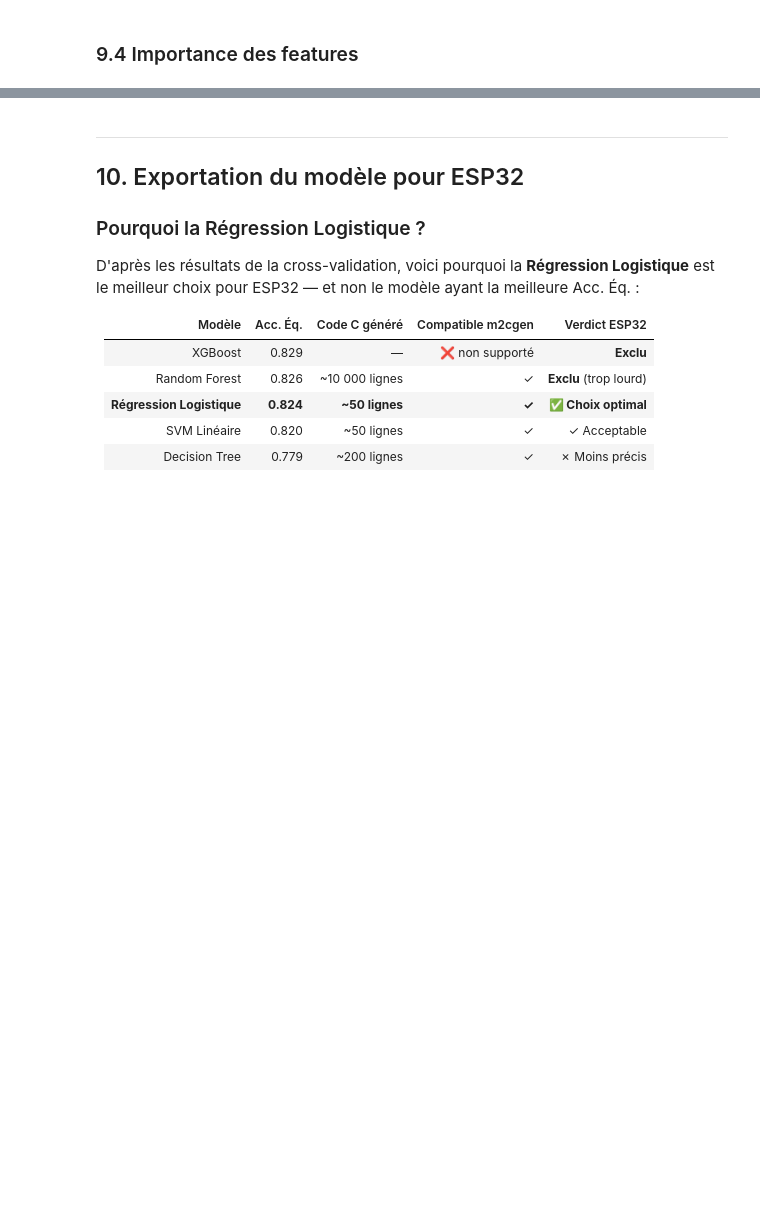
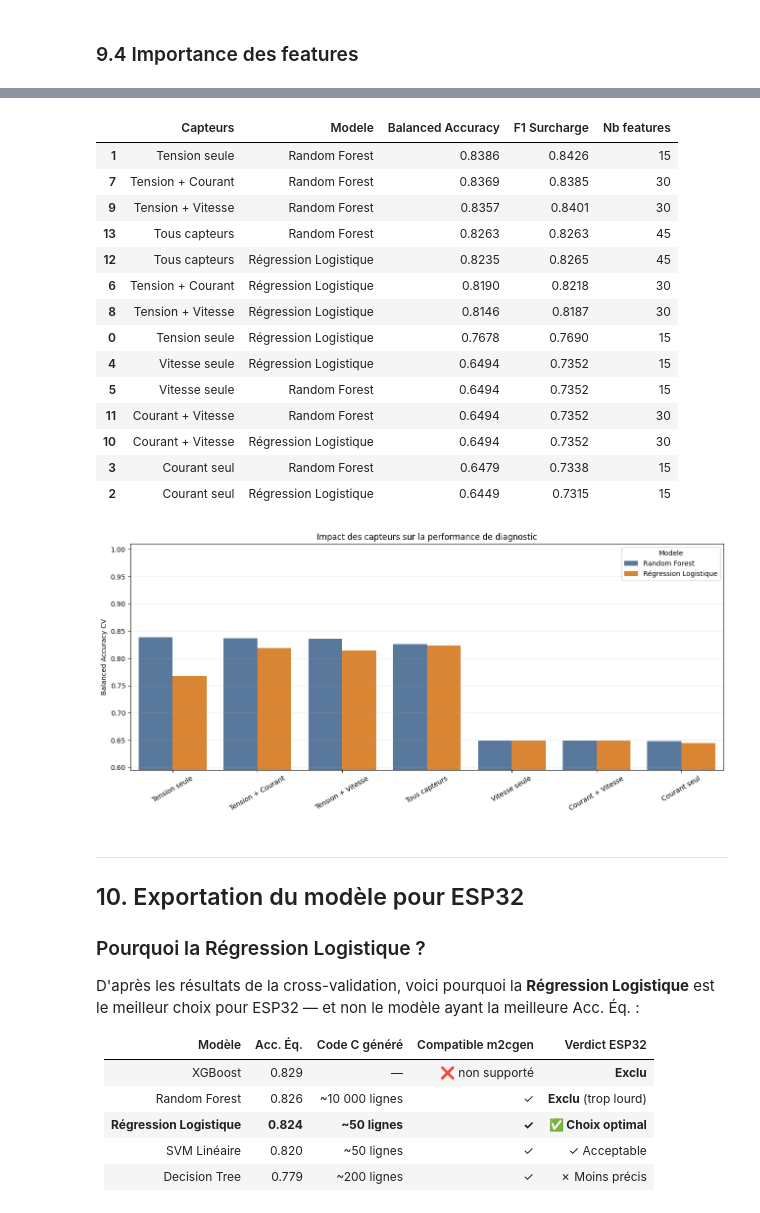
Before and after one commit to Jinzo03/MachineLearning_PFA, a Jupyter notebook: dataset jloud/DC_Motor_Real_Dataset_Notebook.ipynb, the cells around one changed output, grey strips where cells are left out. Drawn from its saved outputs; the diff is of its cells as text; code cells hidden in the pictures; blank space fills up the shorter version.

```diff
--- a/dataset jloud/DC_Motor_Real_Dataset_Notebook.ipynb
+++ b/dataset jloud/DC_Motor_Real_Dataset_Notebook.ipynb
@@ -830,3 +1079,66 @@ if tree_models:
+# %%
+from sklearn.base import clone
+
+sensor_groups = {
+    "Tension seule": [i for i, f in enumerate(feature_names) if f.startswith("Tension_")],
+    "Courant seul": [i for i, f in enumerate(feature_names) if f.startswith("Courant_")],
+    "Vitesse seule": [i for i, f in enumerate(feature_names) if f.startswith("Vitesse_")],
+    "Tension + Courant": [i for i, f in enumerate(feature_names) if f.startswith(("Tension_", "Courant_"))],
+    "Tension + Vitesse": [i for i, f in enumerate(feature_names) if f.startswith(("Tension_", "Vitesse_"))],
+    "Courant + Vitesse": [i for i, f in enumerate(feature_names) if f.startswith(("Courant_", "Vitesse_"))],
+    "Tous capteurs": list(range(len(feature_names))),
+}
+
+log_reg_name = next(name for name in models_config if "Logistique" in name)
+ablation_models = {
+    log_reg_name: models_config[log_reg_name],
+    "Random Forest": models_config["Random Forest"],
+}
+
+ablation_rows = []
+for group_name, idxs in sensor_groups.items():
+    X_group = X[:, idxs]
+    X_group_sc = StandardScaler().fit_transform(X_group)
+    for model_name, model in ablation_models.items():
+        y_pred = cross_val_predict(clone(model), X_group_sc, y, cv=cv5, n_jobs=CV_N_JOBS)
+        ablation_rows.append({
+            "Capteurs": group_name,
+            "Modele": model_name,
+            "Balanced Accuracy": balanced_accuracy_score(y, y_pred),
+            "F1 Surcharge": f1_score(y, y_pred),
+            "Nb features": len(idxs),
+        })
+
+ablation_df = pd.DataFrame(ablation_rows).sort_values("Balanced Accuracy", ascending=False)
+display(ablation_df.round(4))
+
+fig, ax = plt.subplots(figsize=(13, 6))
+sns.barplot(data=ablation_df, x="Capteurs", y="Balanced Accuracy", hue="Modele", ax=ax, palette=["#4C78A8", "#F58518"])
+ax.set_ylim(max(0, ablation_df["Balanced Accuracy"].min() - 0.05), 1.01)
+ax.set_title("Impact des capteurs sur la performance de diagnostic")
+ax.set_xlabel("")
+ax.set_ylabel("Balanced Accuracy CV")
+ax.tick_params(axis="x", rotation=30)
+ax.grid(axis="y", alpha=0.25)
+plt.tight_layout()
+plt.show()
+# %% [output]
+|  | Capteurs | Modele | Balanced Accuracy | F1 Surcharge | Nb features |
+| 1 | Tension seule | Random Forest | 0.8386 | 0.8426 | 15 |
+| 7 | Tension + Courant | Random Forest | 0.8369 | 0.8385 | 30 |
+| 9 | Tension + Vitesse | Random Forest | 0.8357 | 0.8401 | 30 |
+| 13 | Tous capteurs | Random Forest | 0.8263 | 0.8263 | 45 |
+| 12 | Tous capteurs | Régression Logistique | 0.8235 | 0.8265 | 45 |
+| 6 | Tension + Courant | Régression Logistique | 0.8190 | 0.8218 | 30 |
+| 8 | Tension + Vitesse | Régression Logistique | 0.8146 | 0.8187 | 30 |
+| 0 | Tension seule | Régression Logistique | 0.7678 | 0.7690 | 15 |
+| 4 | Vitesse seule | Régression Logistique | 0.6494 | 0.7352 | 15 |
+| 5 | Vitesse seule | Random Forest | 0.6494 | 0.7352 | 15 |
+| 11 | Courant + Vitesse | Random Forest | 0.6494 | 0.7352 | 30 |
+| 10 | Courant + Vitesse | Régression Logistique | 0.6494 | 0.7352 | 30 |
+| 3 | Courant seul | Random Forest | 0.6479 | 0.7338 | 15 |
+| 2 | Courant seul | Régression Logistique | 0.6449 | 0.7315 | 15 |
+[figure, added]
 # %% [markdown]
 ---
 ## 10. Exportation du modèle pour ESP32
```
Also changed, not shown: parts of 14 cells of this notebook, 2 other files.
